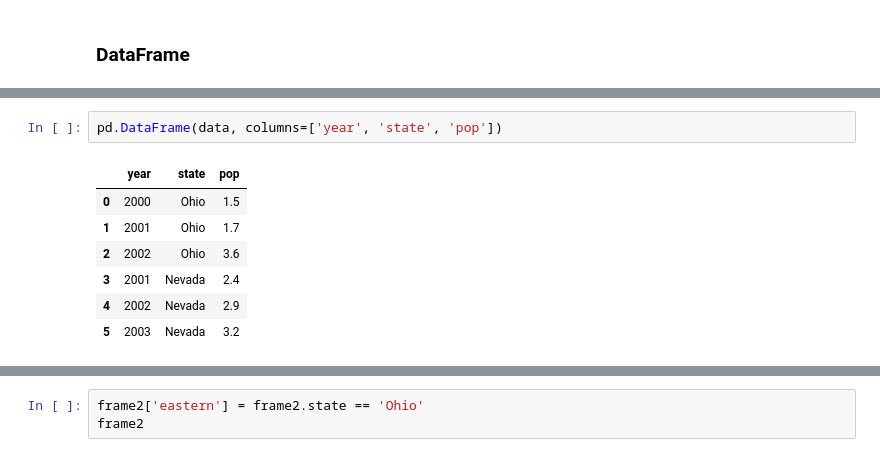
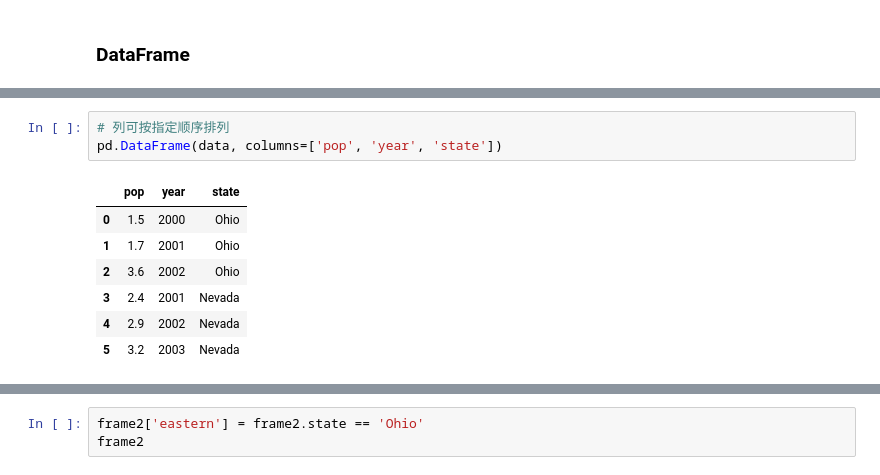
Before and after one commit to QAQUQvQ/Learn_Python, a Jupyter notebook: learn/analysis/02_pandas.ipynb, the cells around one changed output, grey strips where cells are left out. Cells and saved outputs as stored; diff of their text form.

```diff
--- a/learn/analysis/02_pandas.ipynb
+++ b/learn/analysis/02_pandas.ipynb
@@ -158,11 +190,12 @@ frame.head()
 # %%
-pd.DataFrame(data, columns=['year', 'state', 'pop'])
+# 列可按指定顺序排列
+pd.DataFrame(data, columns=['pop', 'year', 'state'])
 # %% [output]
-|  | year | state | pop |
-| 0 | 2000 | Ohio | 1.5 |
-| 1 | 2001 | Ohio | 1.7 |
-| 2 | 2002 | Ohio | 3.6 |
-| 3 | 2001 | Nevada | 2.4 |
-| 4 | 2002 | Nevada | 2.9 |
-| 5 | 2003 | Nevada | 3.2 |
+|  | pop | year | state |
+| 0 | 1.5 | 2000 | Ohio |
+| 1 | 1.7 | 2001 | Ohio |
+| 2 | 3.6 | 2002 | Ohio |
+| 3 | 2.4 | 2001 | Nevada |
+| 4 | 2.9 | 2002 | Nevada |
+| 5 | 3.2 | 2003 | Nevada |
 # %%
```
Also changed, not shown: parts of 141 cells of this notebook.
